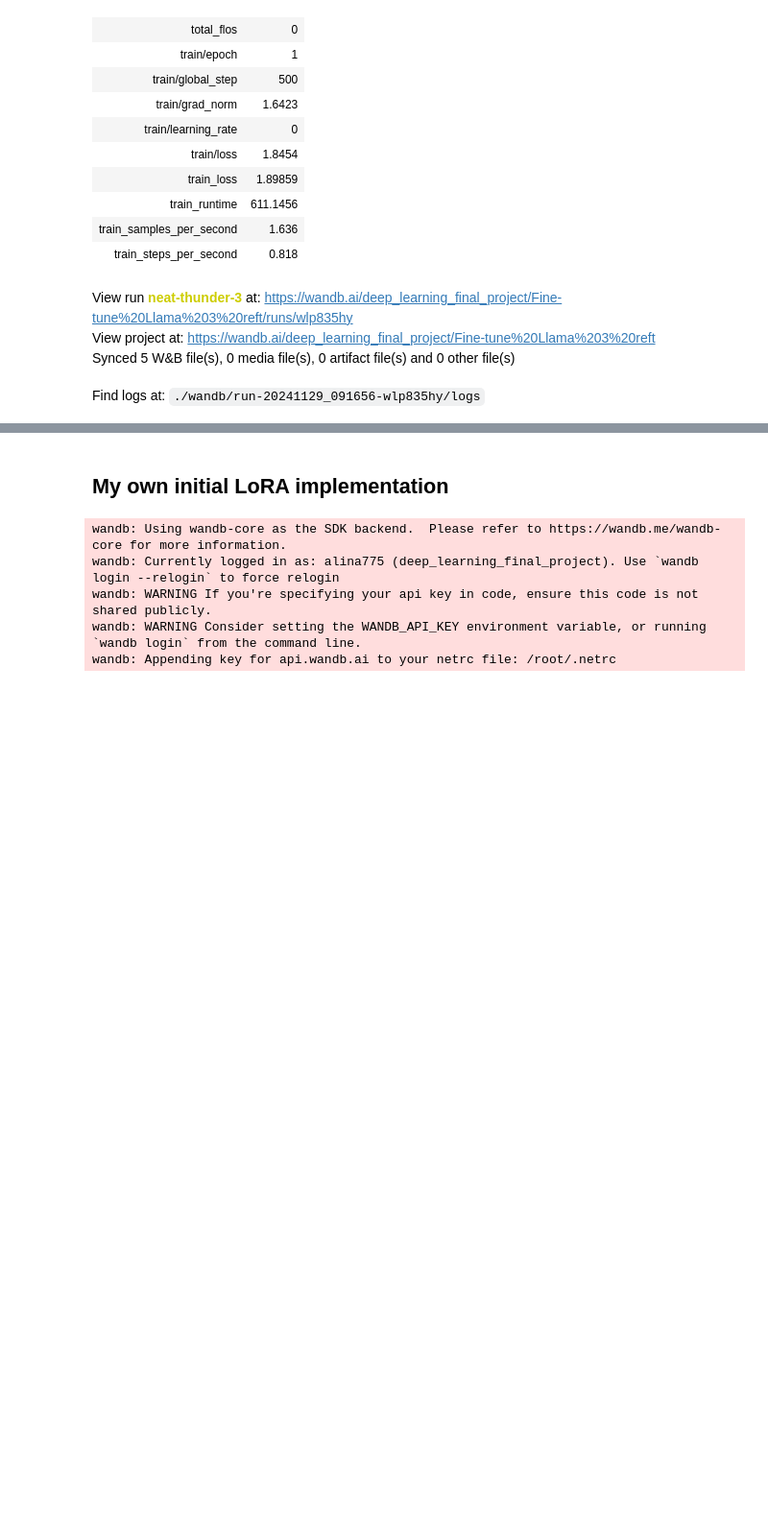
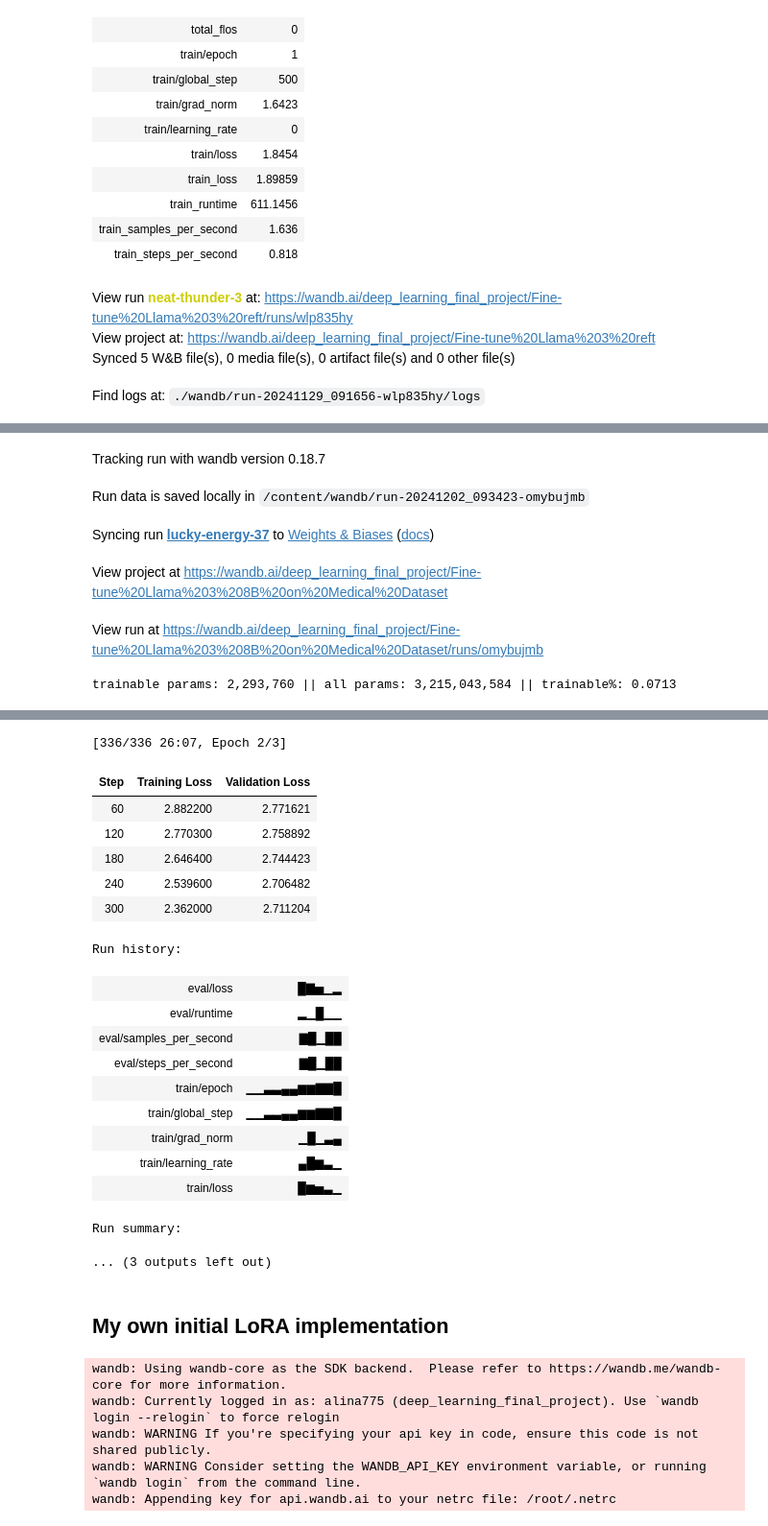
Before and after one commit to alina775/20242R0136COSE47402, a Jupyter notebook: FinalProject/deep_learning_final_project.ipynb, the cells around one changed output, grey strips where cells are left out. Shown at 96% size. Drawn from its saved outputs; the diff is of its cells as text; code cells hidden in the pictures; blank space fills up the shorter version.

```diff
--- a/FinalProject/deep_learning_final_project.ipynb
+++ b/FinalProject/deep_learning_final_project.ipynb
@@ -395,0 +638,29 @@ Find logs at: ./wandb/run-20241129_091656-wlp835hy/logs
+# %%
+run = wandb.init(
+    project='Fine-tune Llama 3 8B on Medical Dataset', # change
+    job_type="training",
+    anonymous="allow"
+)
+
+quantisation_config = BitsAndBytesConfig(
+    load_in_4bit=True,
+    bnb_4bit_compute_dtype=torch.bfloat16,
+    bnb_4bit_use_double_quant=True
+)
+
+peft_config = LoraConfig(
+    r=8,
+    inference_mode = False,
+    lora_alpha=32,
+    lora_dropout=0.1,
+    task_type="CAUSAL_LM"
+)
+run_training(llama_base_model, peft_config, medical_chatbot_dataset_name, 1000, "Patient", "Doctor", "newModelLoRA", 1e-3, quantisation_config)
+wandb.finish()
+# %% [output]
+Tracking run with wandb version 0.18.7
+Run data is saved locally in /content/wandb/run-20241202_093423-omybujmb
+Syncing run lucky-energy-37 to Weights & Biases (docs)
+View project at https://wandb.ai/deep_learning_final_project/Fine-tune%20Llama%203%208B%20on%20Medical%20Dataset
+View run at https://wandb.ai/deep_learning_final_project/Fine-tune%20Llama%203%208B%20on%20Medical%20Dataset/runs/omybujmb
+trainable params: 2,293,760 || all params: 3,215,043,584 || trainable%: 0.0713
@@ -395,0 +669,19 @@ Find logs at: ./wandb/run-20241129_091656-wlp835hy/logs
+[336/336 26:07, Epoch 2/3]
+| Step | Training Loss | Validation Loss |
+| 60 | 2.882200 | 2.771621 |
+| 120 | 2.770300 | 2.758892 |
+| 180 | 2.646400 | 2.744423 |
+| 240 | 2.539600 | 2.706482 |
+| 300 | 2.362000 | 2.711204 |
+Run history:
+| eval/loss | █▇▅▁▂ |
+| eval/runtime | ▂▁█▁▁ |
+| eval/samples_per_second | ▇█▁██ |
+| eval/steps_per_second | ▇█▁██ |
+| train/epoch | ▁▁▃▃▄▄▆▆▇▇█ |
+| train/global_step | ▁▁▃▃▄▄▆▆▇▇█ |
+| train/grad_norm | ▁█▁▃▄ |
+| train/learning_rate | ▄█▆▃▁ |
+| train/loss | █▆▅▃▁ |
+Run summary:
+... (3 outputs left out)
```
Also changed, not shown: parts of 54 cells of this notebook.
